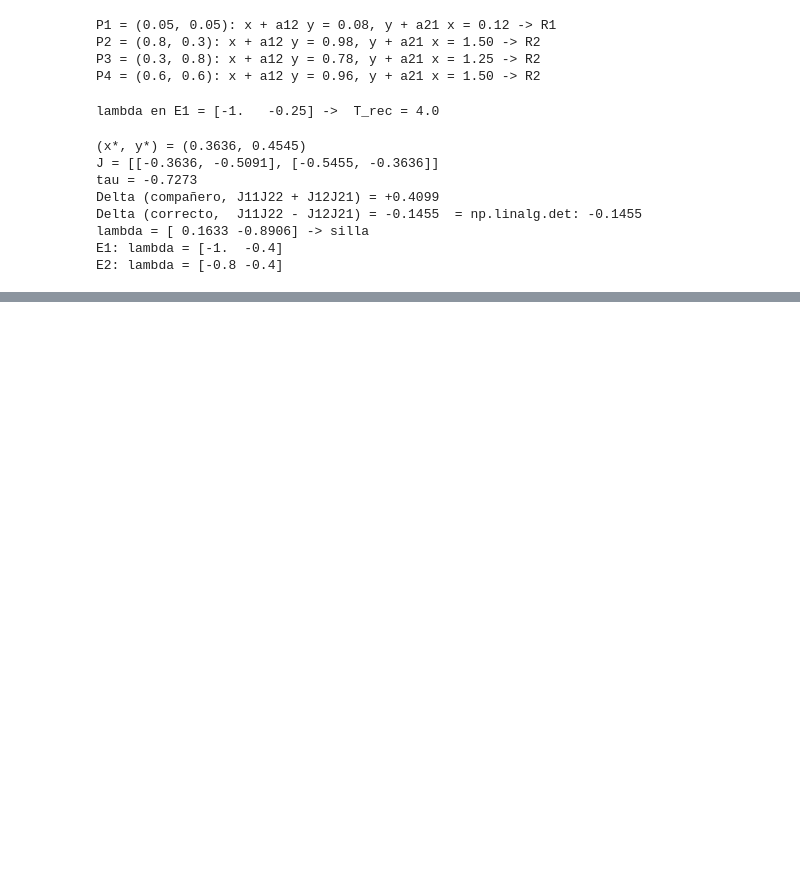
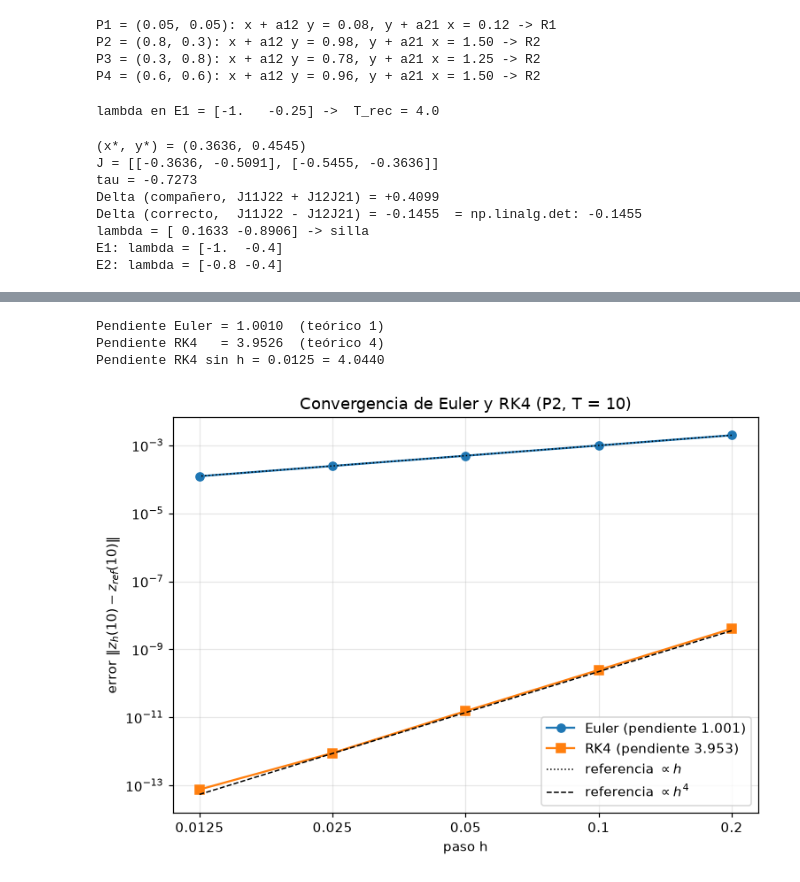
Before and after one commit to Branuvg/hdt6_modsim, a Jupyter notebook: hdt6.ipynb, the cells around one changed output, grey strips where cells are left out. Cells and saved outputs as stored; diff of their text form; code cells hidden in the pictures; blank space fills up the shorter version.

Commit message:
Resolver Task 2.1

```diff
--- a/hdt6.ipynb
+++ b/hdt6.ipynb
@@ -226,0 +267,17 @@ E2: lambda = [-0.8 -0.4]
+# %%
+# Task 2.1b — Error global en T = 10 desde P2 contra solve_ivp (DOP853, tol = 1e-12)
+T = 10.0
+z0 = np.array(P["P2"])
+ref = solve_ivp(f, (0, T), z0, method="DOP853", rtol=1e-12, atol=1e-12)
+z_ref = ref.y[:, -1]
+print("Referencia z(10) =", z_ref)
+
+hs = np.array([0.2, 0.1, 0.05, 0.025, 0.0125])
+# Error = norma euclidiana de la diferencia en el tiempo final: ||z_h(T) - z_ref(T)||
+err_eu = np.array([np.linalg.norm(euler(f, z0, h, T)[1][-1] - z_ref) for h in hs])
+err_rk = np.array([np.linalg.norm(rk4(f, z0, h, T)[1][-1] - z_ref) for h in hs])
+print(f"\n{'h':>8} {'error Euler':>14} {'razón':>7} {'error RK4':>14} {'razón':>7}")
+for i, h in enumerate(hs):
+    re = err_eu[i - 1] / err_eu[i] if i else np.nan
+    rr = err_rk[i - 1] / err_rk[i] if i else np.nan
+    print(f"{h:8.4f} {err_eu[i]:14.3e} {re:7.2f} {err_rk[i]:14.3e} {rr:7.2f}")
@@ -226,0 +293,26 @@ E2: lambda = [-0.8 -0.4]
+# %%
+# Task 2.1c — Log-log del error vs h y pendiente por regresión lineal de log(error) = p log(h) + c
+p_eu, c_eu = np.polyfit(np.log(hs), np.log(err_eu), 1)
+p_rk, c_rk = np.polyfit(np.log(hs), np.log(err_rk), 1)
+print(f"Pendiente Euler = {p_eu:.4f}  (teórico 1)")
+print(f"Pendiente RK4   = {p_rk:.4f}  (teórico 4)")
+p_rk4 = np.polyfit(np.log(hs[:-1]), np.log(err_rk[:-1]), 1)[0]
+print(f"Pendiente RK4 sin h = 0.0125 = {p_rk4:.4f}")
+
+fig, ax = plt.subplots(figsize=(7, 5))
+ax.loglog(hs, err_eu, "o-", label=f"Euler (pendiente {p_eu:.3f})")
+ax.loglog(hs, err_rk, "s-", label=f"RK4 (pendiente {p_rk:.3f})")
+ax.loglog(hs, np.exp(c_eu) * hs**1, "k:", lw=1, label=r"referencia $\propto h$")
+ax.loglog(hs, np.exp(c_rk) * hs**4, "k--", lw=1, label=r"referencia $\propto h^4$")
+ax.set_xticks(hs, [f"{h:g}" for h in hs])
+ax.minorticks_off()
+ax.set(xlabel="paso h", ylabel=r"error $\|z_h(10) - z_{ref}(10)\|$",
+       title="Convergencia de Euler y RK4 (P2, T = 10)")
+ax.legend()
+plt.tight_layout()
+plt.show()
+# %% [output]
+Pendiente Euler = 1.0010  (teórico 1)
+Pendiente RK4   = 3.9526  (teórico 4)
+Pendiente RK4 sin h = 0.0125 = 4.0440
+[figure, added]
```
Also changed, not shown: parts of 3 cells of this notebook.
